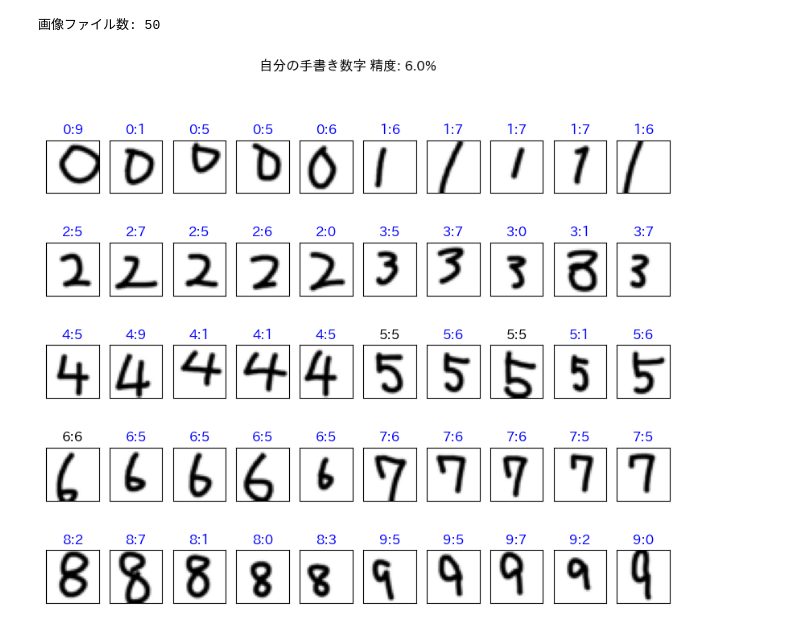
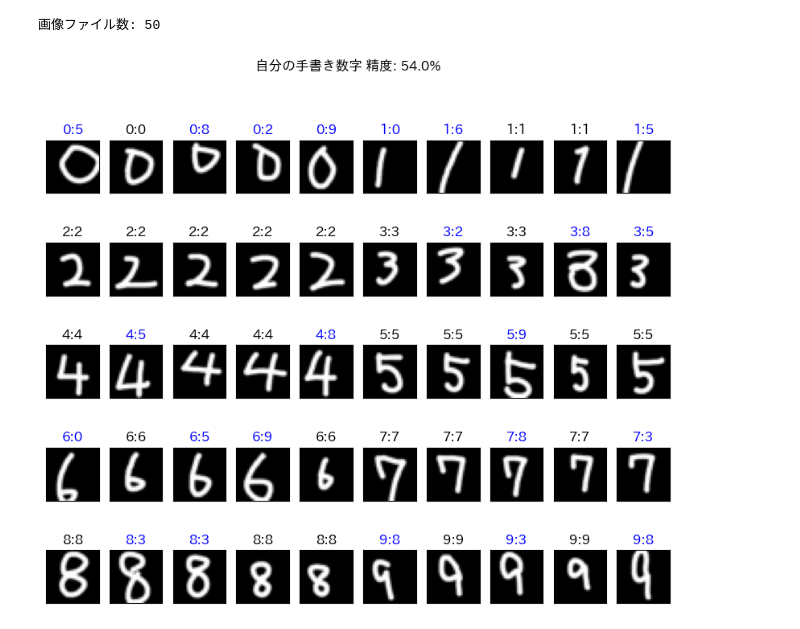
Before and after one commit to kokoa454/python_school, a Jupyter notebook: deep_learning/mnist_and_hand_digits/mnist_only/mnist_only.ipynb, the cells around one changed output. Drawn from its saved outputs; the diff is of its cells as text; code cells hidden in the pictures.

Commit message:
fix: update mnist_and_hand_digits and mnist_only

```diff
--- a/deep_learning/mnist_and_hand_digits/mnist_only/mnist_only.ipynb
+++ b/deep_learning/mnist_and_hand_digits/mnist_only/mnist_only.ipynb
@@ -15,6 +15,15 @@ transform = transforms.Compose([
     transforms.Lambda(lambda x: x.view(-1))
 ])
 
+transform_hand_digits = transforms.Compose([
+    transforms.Resize((28, 28)),
+    transforms.Grayscale(num_output_channels=1),
+    transforms.ToTensor(),
+    transforms.Normalize((0.5,), (0.5,)),
+    transforms.Lambda(lambda x: x.view(-1)),
+    transforms.Lambda(lambda x: -x)
+])
+
 train_set = datasets.MNIST(
     root = data_root_mnist,
     train = True,
@@ -287,7 +296,7 @@ shutil.rmtree(data_root_my_hand_digits_tmp)
 # %%
 verify_set = datasets.ImageFolder(
     root = data_root_my_hand_digits,
-    transform = transform
+    transform = transform_hand_digits
 )
 
 verify_loader = DataLoader(
@@ -324,31 +333,31 @@ with torch.no_grad():
     outputs = net(inputs)
     predicted = torch.max(outputs, 1)[1]
 
     total = 0
     correct = 0
 
     for i in range(images.size()[0]):
         total += 1
         ax = plt.subplot(5, 10, i + 1)
 
         image = images[i]
         label = labels[i].item()
         pred = predicted[i].item()
 
         if (pred == label):
             c = 'k'
             correct += 1
         else:
             c = 'b'
 
         image2 = (image + 1)/ 2
 
         plt.imshow(image2.reshape(28, 28),cmap='gray')
         ax.set_title(f'{label}:{pred}', c=c)
         ax.get_xaxis().set_visible(False)
         ax.get_yaxis().set_visible(False)
 
     accuracy = (correct / total) * 100
     plt.suptitle(f'自分の手書き数字 精度: {accuracy:.1f}%')
 # %% [output]
-[figure, old version]
+[figure, new version]
```
Also changed, not shown: parts of 1 cell of this notebook, 2 other files.
